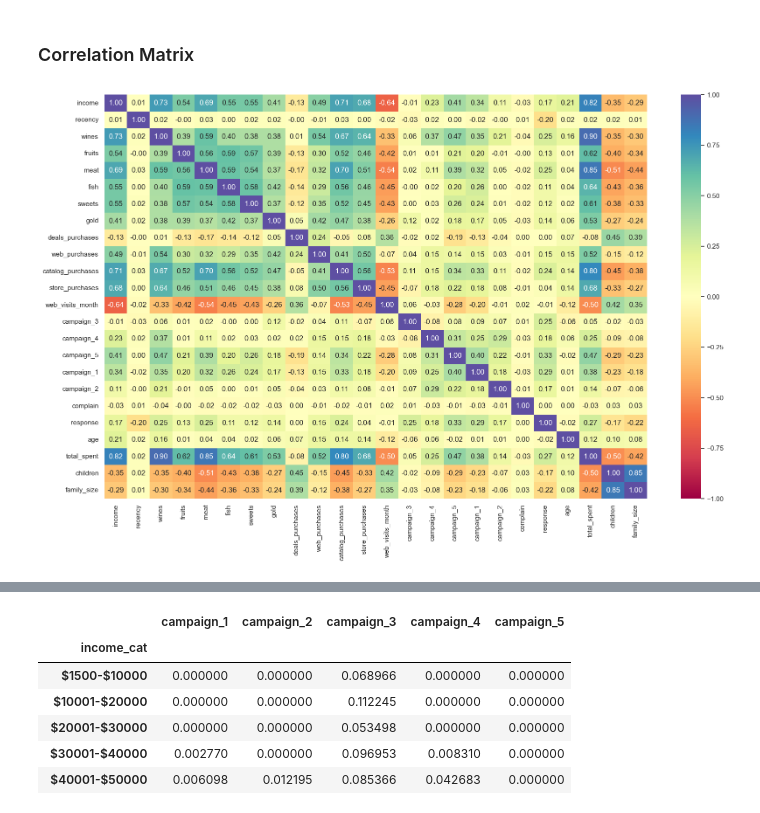
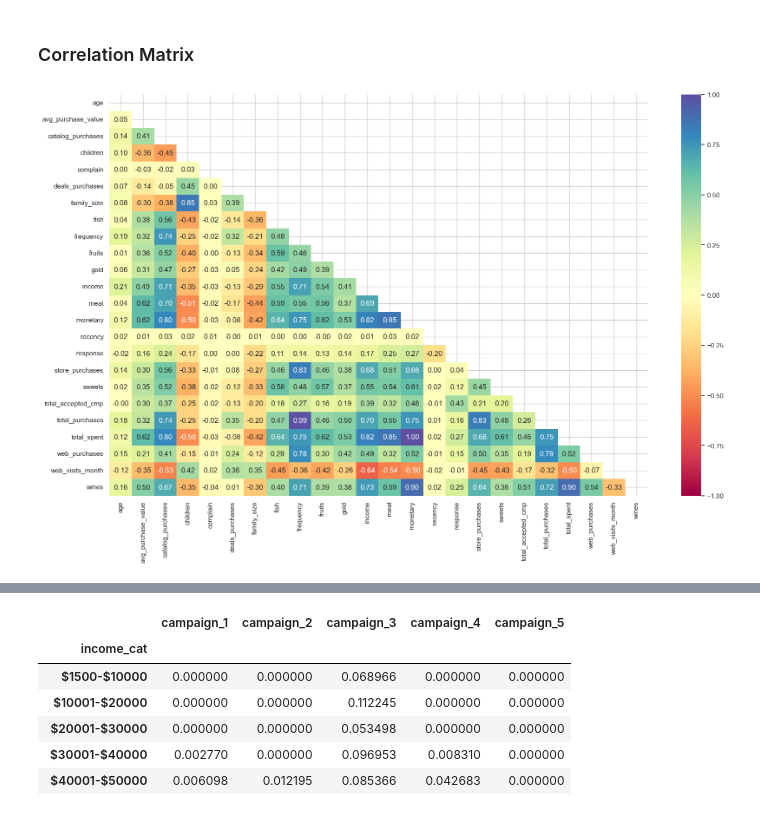
Before and after one commit to Anotherafael/CustomerSegmentation, a Jupyter notebook: EDA.ipynb, the cells around one changed output, grey strips where cells are left out. Drawn from its saved outputs; the diff is of its cells as text; code cells hidden in the pictures.

```diff
--- a/EDA.ipynb
+++ b/EDA.ipynb
@@ -311,0 +344,3 @@ df.family_size = df.family_size + df.children
+# %%
+df['avg_purchase_value'] = df['monetary'] / df['total_purchases'].replace(0, np.nan)
+df['avg_purchase_value'].describe().T
@@ -312,5 +357,5 @@ df.family_size = df.family_size + df.children
 # %%
-df.drop(['kidhome', 'teenhome', 'year_birth', 'dt_customer'], axis=1, inplace=True)
+df.drop(['kidhome', 'teenhome', 'year_birth', 'dt_customer', 'relationship_duration'], axis=1, inplace=True)
 # %%
 num_cols = df.select_dtypes(exclude='object').columns
 sns_plots(data=df, features=num_cols, histplot=True, kde=True)
@@ -376,6 +421,6 @@ def check_outliers(data, features, verbose=True):
         raise CustomException(e, sys)
 # %%
 # these columns are irrelevant for our analysis
-to_exclude = ['dt_customer', 'campaign_1', 'campaign_2', 'campaign_3', 'campaign_4', 'campaign_5', 'complain', 'response', 'family_size', 'total_spent']
+to_exclude = ['dt_customer', 'campaign_1', 'campaign_2', 'campaign_3', 'campaign_4', 'campaign_5', 'complain', 'response', 'family_size', 'total_spent', 'relationship_duration', 'total_accepted_cmp', 'total_purchases']
 outlier_indexes, outlier_counts, total_outliers = check_outliers(data=df, features=df[num_cols].columns.difference(to_exclude), verbose=True)
 # %% [output]
@@ -419,16 +460,21 @@ corr_matrix = df[num_cols].corr()
+# %%
+to_ignore = ["campaign_1", "campaign_2", "campaign_3", "campaign_4", "campaign_5"]
+cols = df[num_cols].columns.difference(to_ignore)
+corr_matrix = df[cols].corr()
 # %%
 plt.figure(figsize=(20, 12))
 sns.heatmap(
     corr_matrix,
     annot=True,
     vmin=-1,
     vmax=1,
     fmt=".2f",
     cmap="Spectral",
+    mask=np.triu(corr_matrix),
 )
 plt.show()
 # %% [output]
-[figure, old version]
+[figure, new version]
 # %% [markdown]
 In our primary visualization, we can clearly observe both positive and negative relationships between various features. Let's delve into these relationships.
 
```
Also changed, not shown: parts of 13 cells of this notebook, 1 other file.
